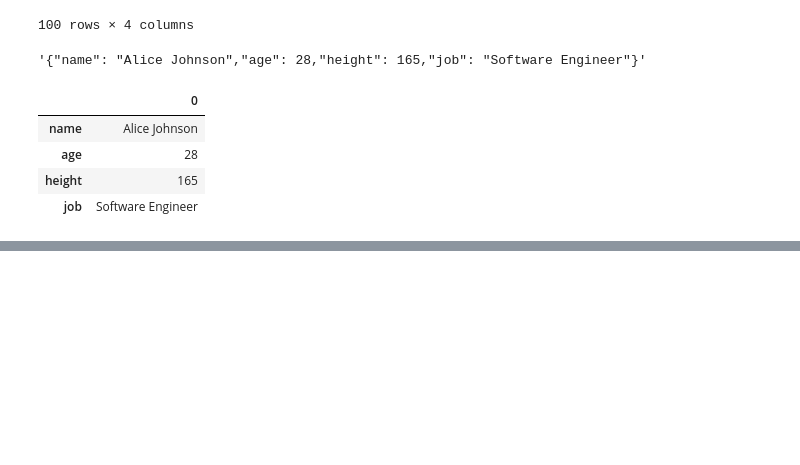
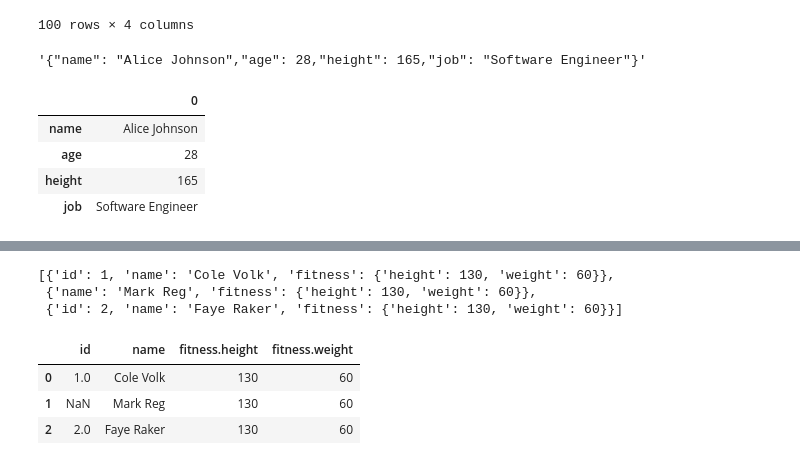
Before and after one commit to hariom-hub/pandas, a Jupyter notebook: json_IO.ipynb, the cells around one changed output, grey strips where cells are left out. Saved outputs shown, nothing was run; the diff lists cells and outputs as text; code cells hidden in the pictures; blank space fills up the shorter version.

```diff
--- a/json_IO.ipynb
+++ b/json_IO.ipynb
@@ -56,0 +349,41 @@ jsonData
+# %%
+realjsondata = [
+  {
+    "id": 1,
+    "name": "Cole Volk",
+    "fitness": {
+      "height": 130,
+      "weight": 60
+    }
+  },
+  {
+    "name": "Mark Reg",
+    "fitness": {
+      "height": 130,
+      "weight": 60
+    }
+  },
+  {
+    "id": 2,
+    "name": "Faye Raker",
+    "fitness": {
+      "height": 130,
+      "weight": 60
+    }
+  }
+]
+# %%
+realjsondata
+# %% [output]
+[{'id': 1, 'name': 'Cole Volk', 'fitness': {'height': 130, 'weight': 60}},
+ {'name': 'Mark Reg', 'fitness': {'height': 130, 'weight': 60}},
+ {'id': 2, 'name': 'Faye Raker', 'fitness': {'height': 130, 'weight': 60}}]
+# %%
+normaldata = pd.json_normalize(realjsondata,max_level=1)
+# %%
+normaldata
+# %% [output]
+|  | id | name | fitness.height | fitness.weight |
+| 0 | 1.0 | Cole Volk | 130 | 60 |
+| 1 | NaN | Mark Reg | 130 | 60 |
+| 2 | 2.0 | Faye Raker | 130 | 60 |
```
Also changed, not shown: parts of 45 cells of this notebook.
